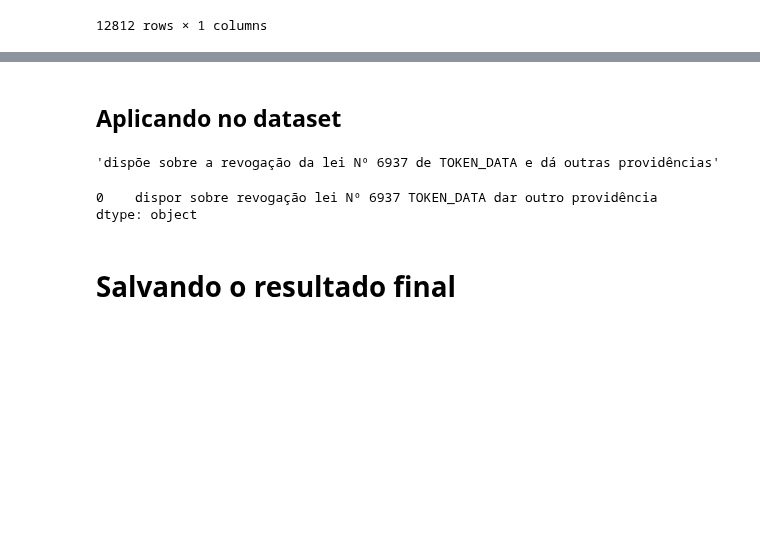
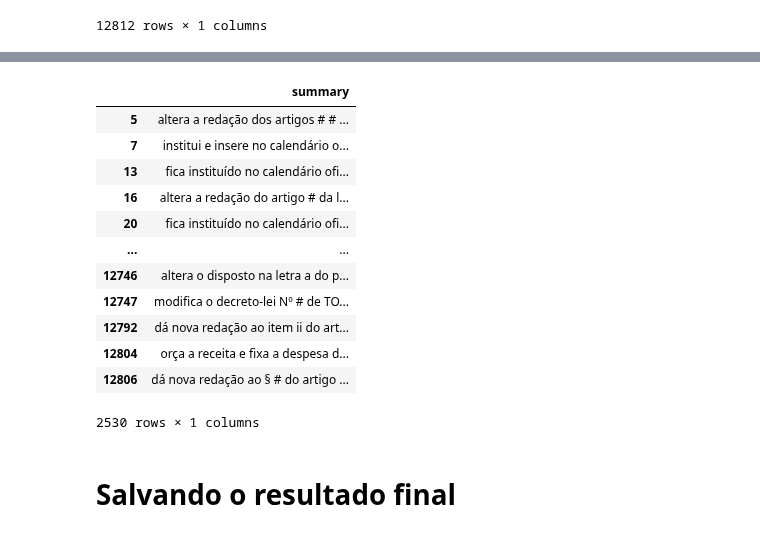
Before and after one commit to vinialbano/TCC-IFSP, a Jupyter notebook: 2-cleaning.ipynb, the cells around one changed output, grey strips where cells are left out. Cells and saved outputs as stored; diff of their text form; code cells hidden in the pictures; blank space fills up the shorter version.

```diff
--- a/data-cleaning.ipynb
+++ b/2-cleaning.ipynb
@@ -865,11 +848,17 @@ def normalize_and_or(text):
 # %%
 def fix_ortography(text):
     text = text.replace('sôbre', 'sobre')
+    text = text.replace('providencias', 'providências')
+    text = text.replace('decreto lei', 'decreto-lei')
+    text = text.replace('govêrno', 'governo')
     text = text.replace('qü', 'qu')
     text = text.replace('gü', 'gu')
     text = text.replace('éia ', 'eia ')
     text = text.replace('ôo ', 'oo ')
     return text
+# %%
+def normalize_numbers(text):
+    return re.sub(r'\d+', ' # ', text)
 # %% [markdown]
 # **Aplicando tudo**
 
@@ -889,13 +878,11 @@ def transform_text(text):
     text = normalize_and_or(text)
     text = normalize_dates(text)
     text = normalize_societies(text)
-    text = normalize_numbers_abbr(text)
-    text = normalize_number_abbr(text)
-    text = normalize_articles_abbr(text)
-    text = normalize_article_abbr(text)
+    text = expand_abbreviations(text)
     text = remove_end_points(text)
     text = strip_whitespace(text)
     text = fix_ortography(text)
+    text = normalize_numbers(text)
     return text
 # %%
 df_clean['summary'] = df_clean['summary'].apply(transform_text)
@@ -1017,2 +927,0 @@ lemmatize(df_clean['summary'][10699])
-# %% [markdown]
-## **Aplicando no dataset**
@@ -1030,14 +928,19 @@ def lemmatize_and_remove_stopwords(text):
-# %%
-df_clean['summary'][2000]
-# %% [output]
-'dispõe sobre a revogação da lei Nº 6937 de TOKEN_DATA e dá outras providências'
-# %%
-lemmatize_and_remove_stopwords(df_clean['summary'][2000])
-# %% [output]
-0    dispor sobre revogação lei Nº 6937 TOKEN_DATA dar outro providência
-dtype: object
-# %%
-df_clean['summary'] = df_clean['summary'].apply(lemmatize_and_remove_stopwords)
+# %%
+df_clean.loc[df_clean['summary'].str.contains('#', regex=True)]
+# %% [output]
+|  | summary |
+| 5 | altera a redação dos artigos # # ... |
+| 7 | institui e insere no calendário o... |
+| 13 | fica instituído no calendário ofi... |
+| 16 | altera a redação do artigo # da l... |
+| 20 | fica instituído no calendário ofi... |
+| ... | ... |
+| 12746 | altera o disposto na letra a do p... |
+| 12747 | modifica o decreto-lei Nº # de TO... |
+| 12792 | dá nova redação ao item ii do art... |
+| 12804 | orça a receita e fixa a despesa d... |
+| 12806 | dá nova redação ao § # do artigo ... |
+2530 rows × 1 columns
 # %% [markdown]
 # **Salvando o resultado final**
 # %%
```
Also changed, not shown: parts of 30 cells of this notebook, 7 other files.
